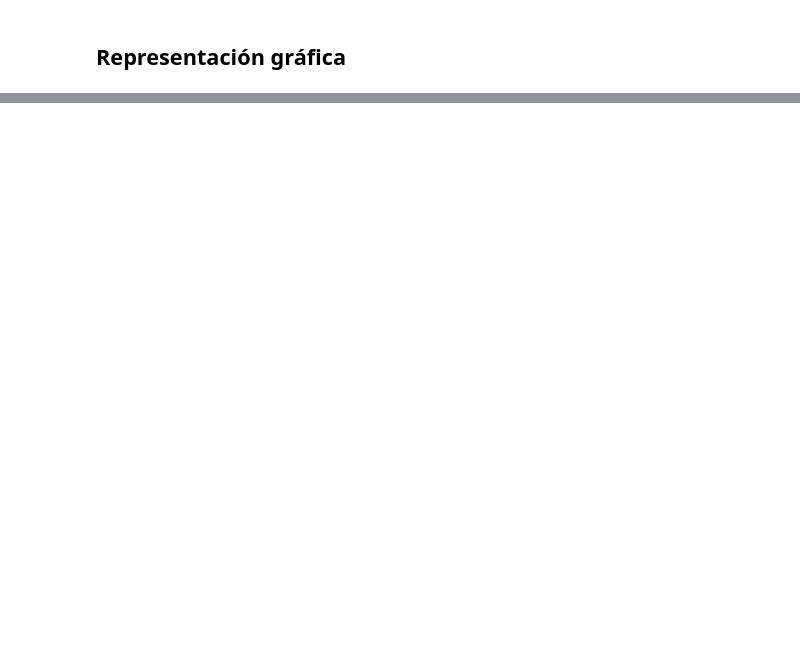
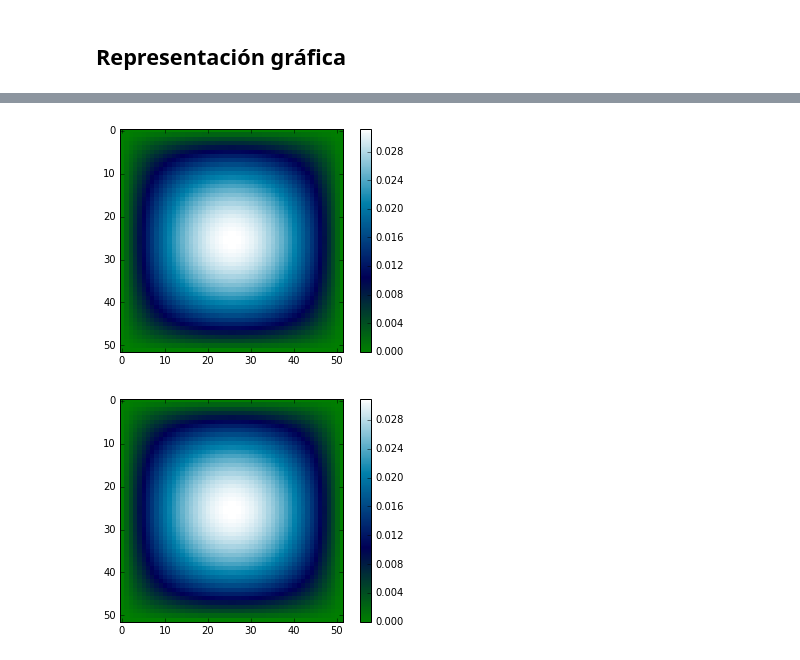
Before and after one commit to rrgalvan/doctocar, a Jupyter notebook: practica1/Problema de Poisson.ipynb, the cells around one changed output, grey strips where cells are left out. Saved outputs shown, nothing was run; the diff lists cells and outputs as text; code cells hidden in the pictures; blank space fills up the shorter version.

```diff
--- a/practica1/Problema de Poisson.ipynb
+++ b/practica1/Problema de Poisson.ipynb
@@ -73,0 +97,7 @@ PintarMatriz(Poisson(f,f,3))
+# %%
+for M in [10,20,30,40,50]:
+    print ("M =", M)
+    uh_matrix = Poisson.PoissonNP(f_uex, uex, M, )
+    u_matrix = uex_to_matrix(uex, M)
+    print ("error =", norm(uh_matrix - u_matrix))
+    print ("error_inf =", np.amax(abs(uh_matrix - u_matrix)) )
@@ -73,0 +120,6 @@ PintarMatriz(Poisson(f,f,3))
+# %%
+PintarMatriz(u_matrix)
+PintarMatriz(uh_matrix)
+# %% [output]
+[figure, added]
+[figure, added]
```
Also changed, not shown: parts of 14 cells of this notebook, 1 other file.
